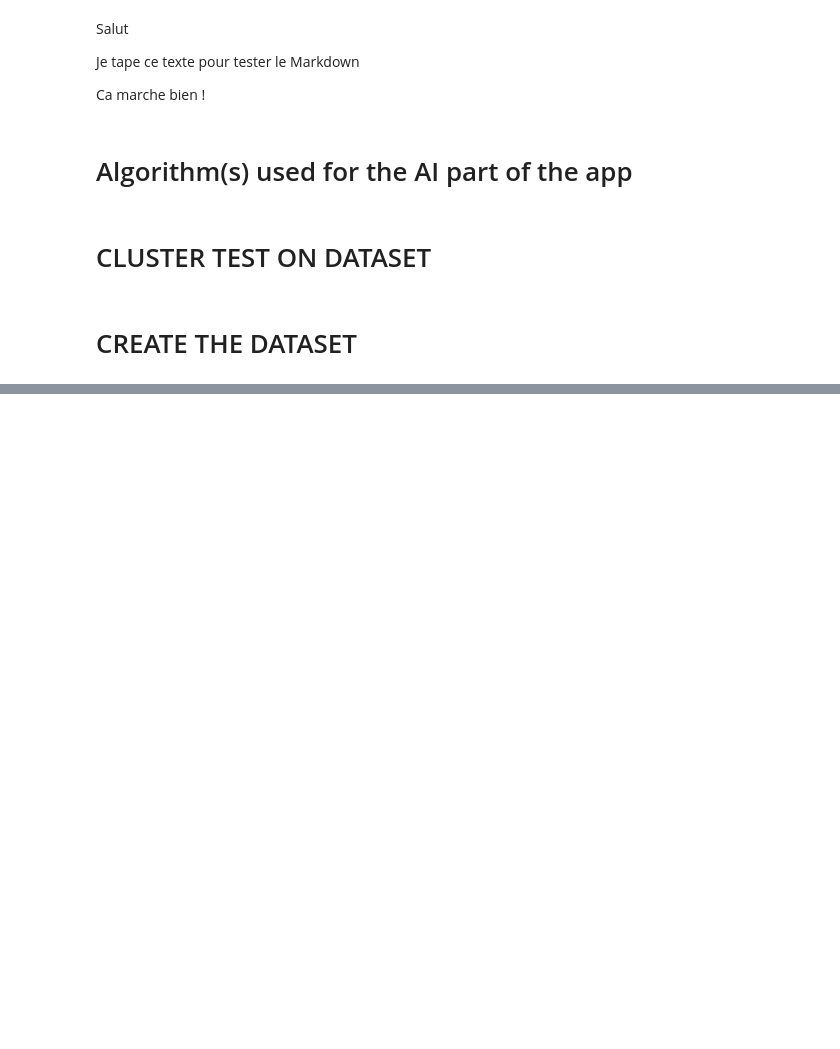
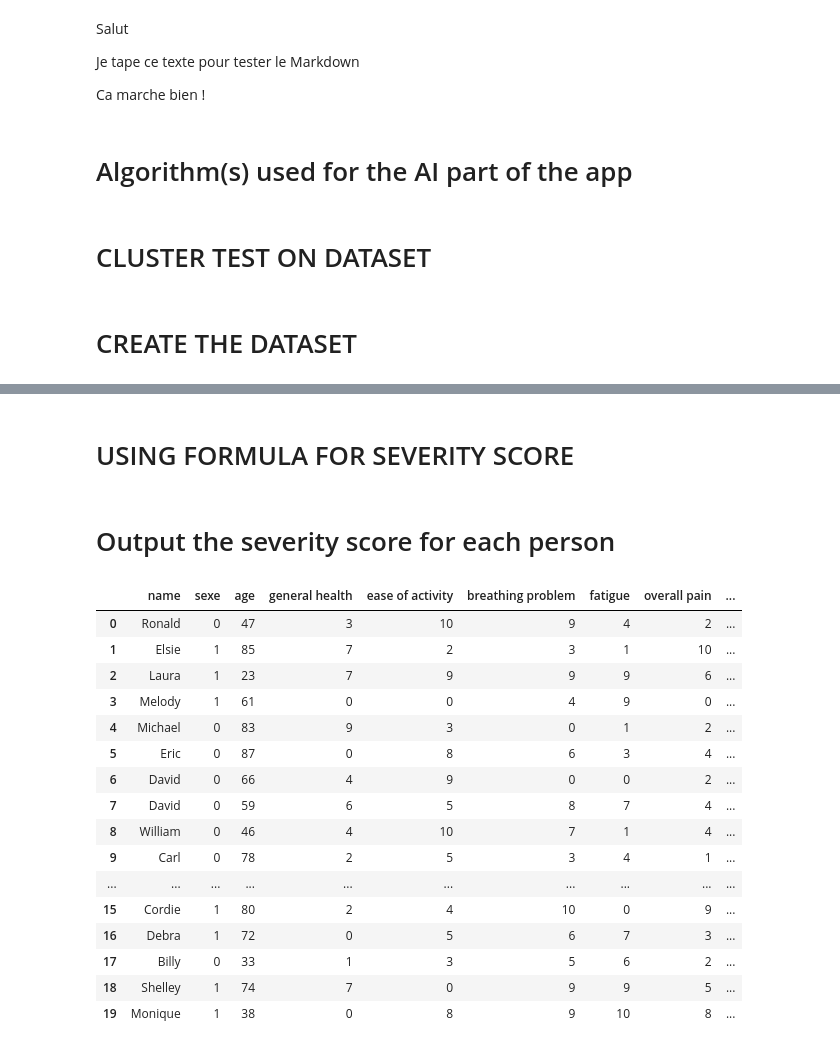
Before and after one commit to jules20022000/Notebook-Atreon, a Jupyter notebook: Notebook for AI.ipynb, the cells around one changed output, grey strips where cells are left out. Cells and saved outputs as stored; diff of their text form; code cells hidden in the pictures; blank space fills up the shorter version.

Commit message:
base de donnees csv avec calcul de severity score

```diff
--- a/Notebook for AI.ipynb
+++ b/Notebook for AI.ipynb
@@ -232,0 +259,48 @@ fig1.show()
+# %% [markdown]
+# USING FORMULA FOR SEVERITY SCORE
+# %% [markdown]
+# Output the severity score for each person
+# %%
+# to calculate the severity score the formula is :
+# 50%(fatigue)+15%(10–mood) + 15%(10–ease of activity) + 20%(10–general health)
+
+#the mood of the formula is in this example the sleep quality
+severity=[]
+for i in df.index:
+    severity_score = 50/100 * df["fatigue"][i] + 15/100 * (10 - df["sleep quality"][i]) + 15/100 * (10 - df["ease of activity"][i]) + 20/100 * (10 - df["general health"][i])
+    severity.append(severity_score)
+
+df_severity = pd.DataFrame(data=severity, columns=["severity score"])
+
+df = pd.concat([df, df_severity], axis=1)
+
+final_tab = df
+
+
+final_tab=df[["name", "sexe", "age", "general health",
+              "ease of activity", "breathing problem", "fatigue", "overall pain", "concentration", "sleep quality", "severity score"]]
+
+
+X = final_tab.sample(frac=1)
+X.sample(frac=1).to_csv("test1_severity_score.csv",index=False)
+
+file = pd.read_csv("test1_severity_score.csv")
+file.head(20)
+# %% [output]
+|  | name | sexe | age | general health | ease of activity | breathing problem | fatigue | overall pain | ... |
+| 0 | Ronald | 0 | 47 | 3 | 10 | 9 | 4 | 2 | ... |
+| 1 | Elsie | 1 | 85 | 7 | 2 | 3 | 1 | 10 | ... |
+| 2 | Laura | 1 | 23 | 7 | 9 | 9 | 9 | 6 | ... |
+| 3 | Melody | 1 | 61 | 0 | 0 | 4 | 9 | 0 | ... |
+| 4 | Michael | 0 | 83 | 9 | 3 | 0 | 1 | 2 | ... |
+| 5 | Eric | 0 | 87 | 0 | 8 | 6 | 3 | 4 | ... |
+| 6 | David | 0 | 66 | 4 | 9 | 0 | 0 | 2 | ... |
+| 7 | David | 0 | 59 | 6 | 5 | 8 | 7 | 4 | ... |
+| 8 | William | 0 | 46 | 4 | 10 | 7 | 1 | 4 | ... |
+| 9 | Carl | 0 | 78 | 2 | 5 | 3 | 4 | 1 | ... |
+| ... | ... | ... | ... | ... | ... | ... | ... | ... | ... |
+| 15 | Cordie | 1 | 80 | 2 | 4 | 10 | 0 | 9 | ... |
+| 16 | Debra | 1 | 72 | 0 | 5 | 6 | 7 | 3 | ... |
+| 17 | Billy | 0 | 33 | 1 | 3 | 5 | 6 | 2 | ... |
+| 18 | Shelley | 1 | 74 | 7 | 0 | 9 | 9 | 5 | ... |
+| 19 | Monique | 1 | 38 | 0 | 8 | 9 | 10 | 8 | ... |
```
Also changed, not shown: parts of 4 cells of this notebook, 1 other file.
